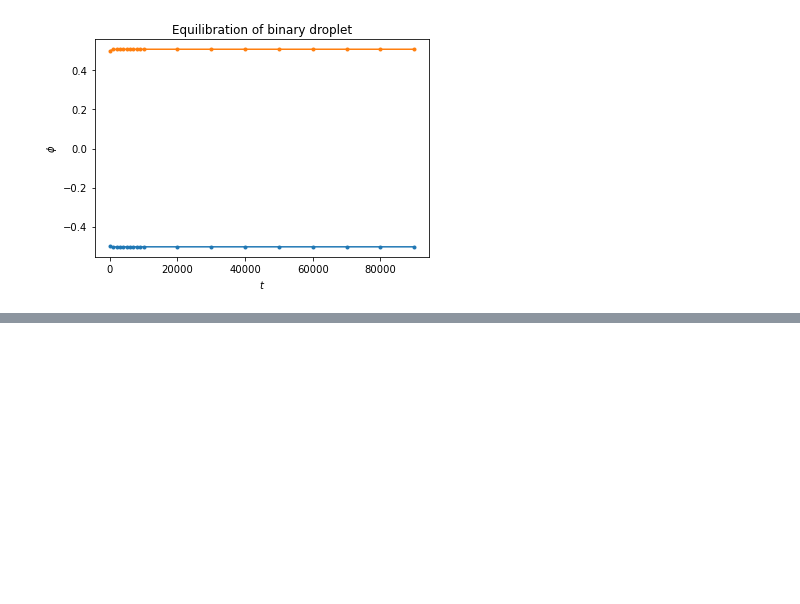
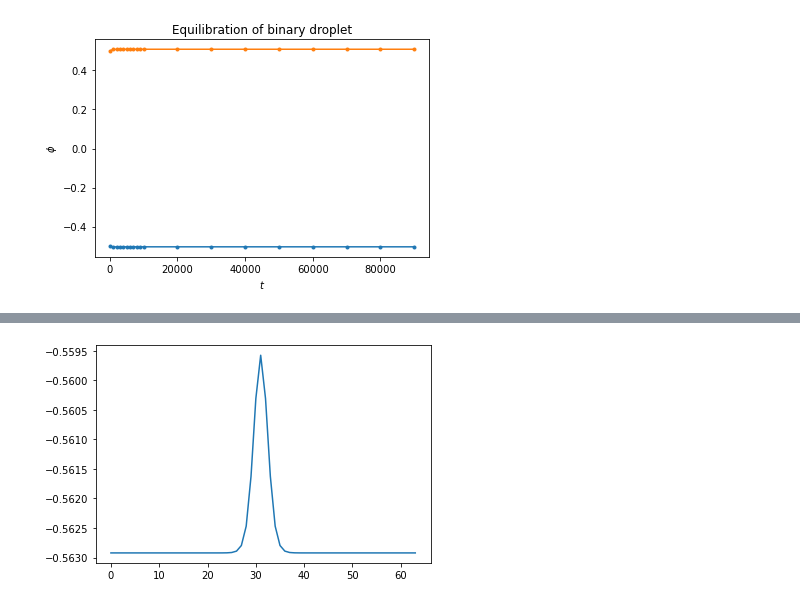
Before and after one commit to AMReX-FHD/LBMeX, a Jupyter notebook: GuidedTutorials/LBM/binary/Visualization.ipynb, the cells around one changed output, grey strips where cells are left out. Cells and saved outputs as stored; diff of their text form; code cells hidden in the pictures; blank space fills up the shorter version.

```diff
--- a/GuidedTutorials/LBM/binary/Visualization.ipynb
+++ b/GuidedTutorials/LBM/binary/Visualization.ipynb
@@ -153,0 +203,7 @@ Surface tension from linear fit: kappa = 0.02, sigma = 0.006550924015548132
+# %%
+_, C1 = profile(kappa)
+f = free_energy(C1, kappa)
+plt.plot(f)
+plt.show()
+# %% [output]
+[figure, added]
```
Also changed, not shown: parts of 4 cells of this notebook.
